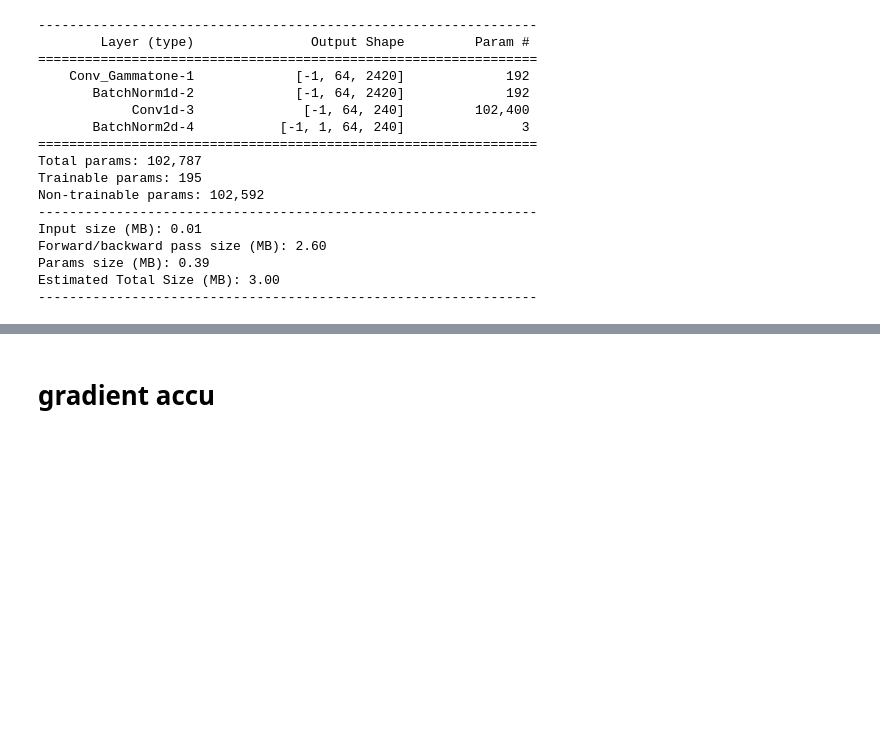
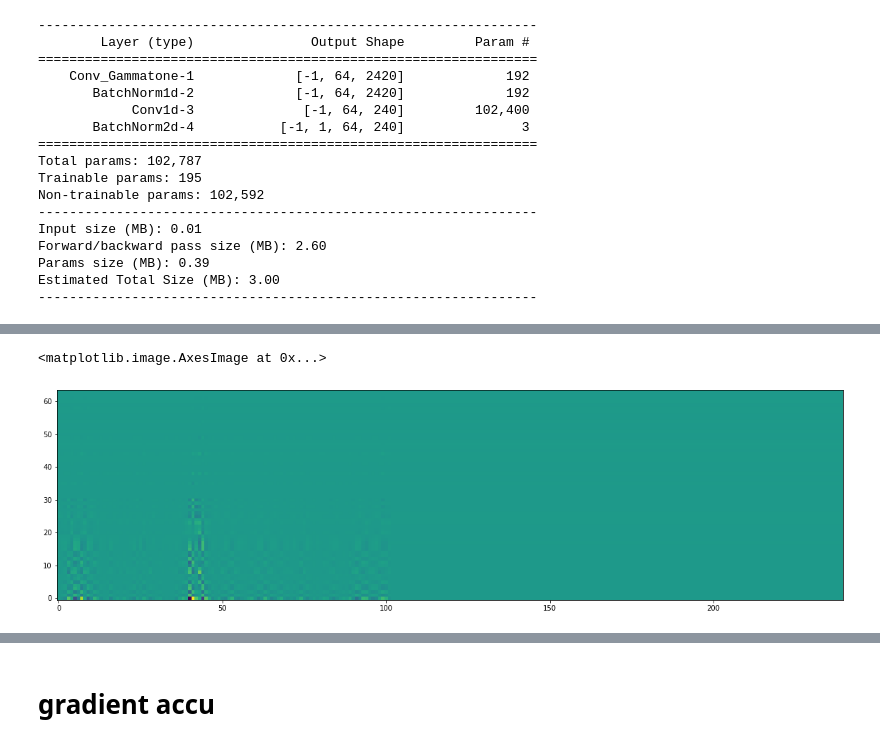
Before and after one commit to IstiaqAnsari/SpectNet, a Jupyter notebook: codes/almost trainer mfcc layer.ipynb, the cells around one changed output, grey strips where cells are left out. Saved outputs shown, nothing was run; the diff lists cells and outputs as text; code cells hidden in the pictures; blank space fills up the shorter version.

```diff
--- a/codes/almost trainer mfcc layer.ipynb
+++ b/codes/almost trainer mfcc layer.ipynb
@@ -464,7 +450,7 @@ Params size (MB): 22.52
 Estimated Total Size (MB): 64.42
 ----------------------------------------------------------------
 # %%
-optimizer = optim.SGD(model.parameters(), lr= .00001)
+optimizer = optim.SGD(model.parameters(), lr= .001)
 class_criterion = nn.CrossEntropyLoss()
 domain_criterion = nn.CrossEntropyLoss()
 # class_criterion = nn.BCELoss()
@@ -572,7 +535,7 @@ from datetime import datetime
 import CSVLogger
 CSVLogger = importlib.reload(CSVLogger)
 from CSVLogger import CSVLogger
-fold = "a_bcdef 64 mfcc .00001"
+fold = "fold0_noFIR requires grad on batch 12x50"
 path = "../../Heartnet_Results/logs/gammatone_torch_layer/"
 fold = fold+'_'+str(datetime.now()).replace(':','.')
 path = path + fold
@@ -583,0 +676,15 @@ checkpoint_name = os.path.join(path,'weights') + "/" + 'weights.{epoch:04d}-acc_
+# %%
+start_idx = 0
+s = val_parts[0]
+x,y = x_val[start_idx:start_idx+s],y_val[start_idx:start_idx+s]
+start_idx = start_idx+s
+x,y = torch.from_numpy(x),torch.from_numpy(y)
+x = x.type(torch.FloatTensor).cuda()
+x,y = Variable(x),Variable(y)
+y = y.long().cuda()
+# model.eval()
+cls= model(x)
+# %%
+out = model.mfcc(x)
+wow = out[0,:,:]
+wow.shape
@@ -583,0 +704,7 @@ checkpoint_name = os.path.join(path,'weights') + "/" + 'weights.{epoch:04d}-acc_
+# %%
+plt.figure(figsize=(20,20))
+from matplotlib import cm
+plt.imshow(to_numpy(wow), interpolation='nearest', origin='lower')
+# %% [output]
+<matplotlib.image.AxesImage at 0x...>
+[figure, added]
```
Also changed, not shown: parts of 48 cells of this notebook, 4 other files.
